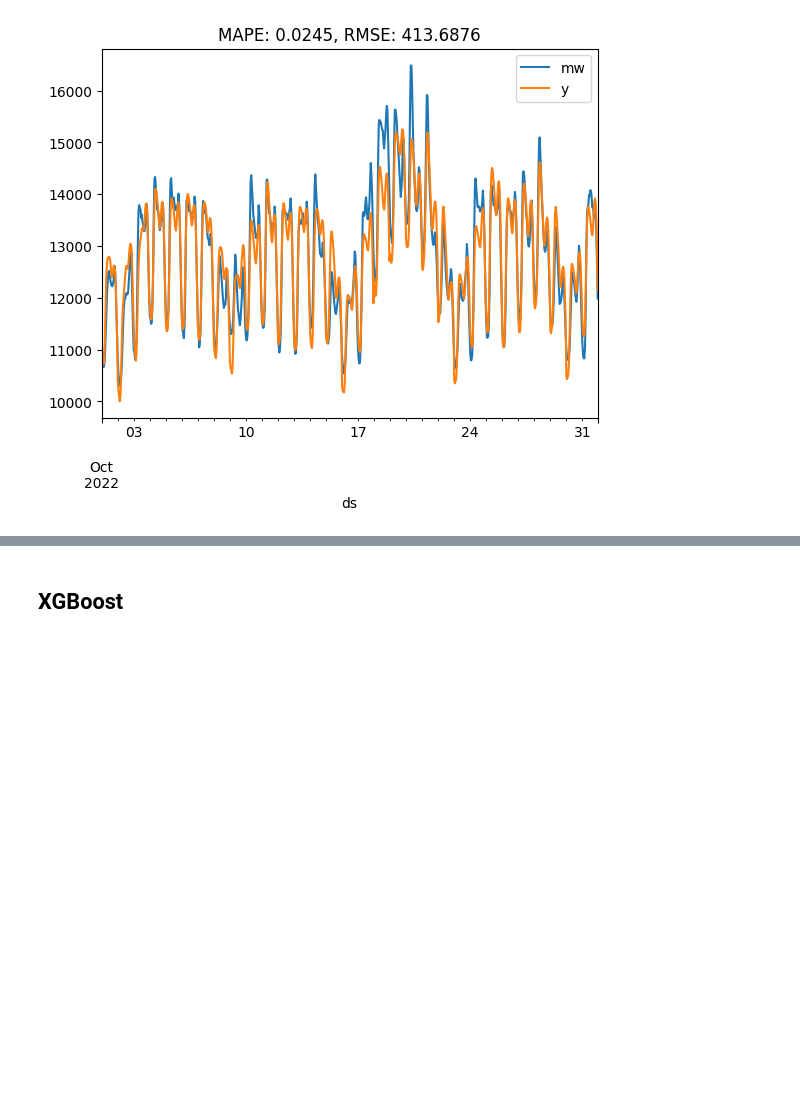
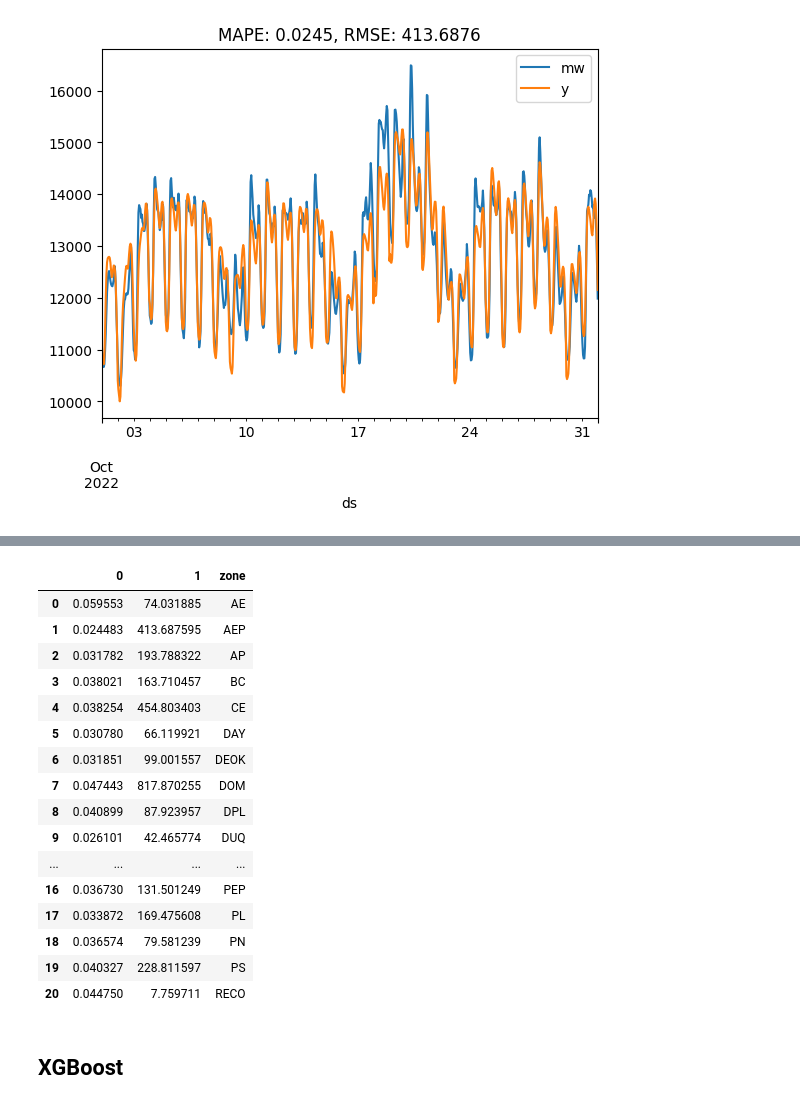
Before and after one commit to drewmoffatt1/DVA-Project, a Jupyter notebook: model_eval.ipynb, the cells around one changed output, grey strips where cells are left out. Cells and saved outputs as stored; diff of their text form; code cells hidden in the pictures; blank space fills up the shorter version.

```diff
--- a/model_eval.ipynb
+++ b/model_eval.ipynb
@@ -66,3 +103,25 @@ pred_m1.plot(x='ds', y=['mw', 'y'], title="MAPE: {}, RMSE: {}".format(round(e1,
+# %%
+err1 = pd.DataFrame(err1)
+err1['zone'] = zmap.zone.unique()
+err1
+# %% [output]
+|  | 0 | 1 | zone |
+| 0 | 0.059553 | 74.031885 | AE |
+| 1 | 0.024483 | 413.687595 | AEP |
+| 2 | 0.031782 | 193.788322 | AP |
+| 3 | 0.038021 | 163.710457 | BC |
+| 4 | 0.038254 | 454.803403 | CE |
+| 5 | 0.030780 | 66.119921 | DAY |
+| 6 | 0.031851 | 99.001557 | DEOK |
+| 7 | 0.047443 | 817.870255 | DOM |
+| 8 | 0.040899 | 87.923957 | DPL |
+| 9 | 0.026101 | 42.465774 | DUQ |
+| ... | ... | ... | ... |
+| 16 | 0.036730 | 131.501249 | PEP |
+| 17 | 0.033872 | 169.475608 | PL |
+| 18 | 0.036574 | 79.581239 | PN |
+| 19 | 0.040327 | 228.811597 | PS |
+| 20 | 0.044750 | 7.759711 | RECO |
 # %% [markdown]
 ## XGBoost
 # %%
```
Also changed, not shown: parts of 5 cells of this notebook.
